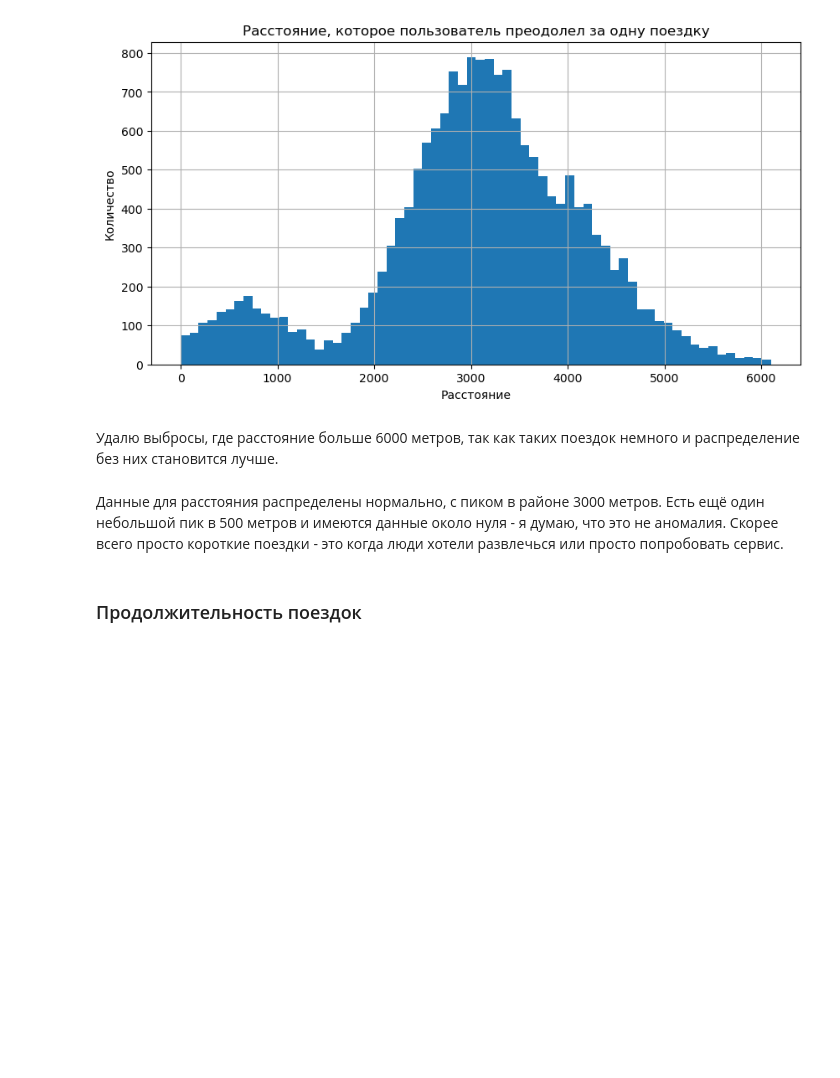
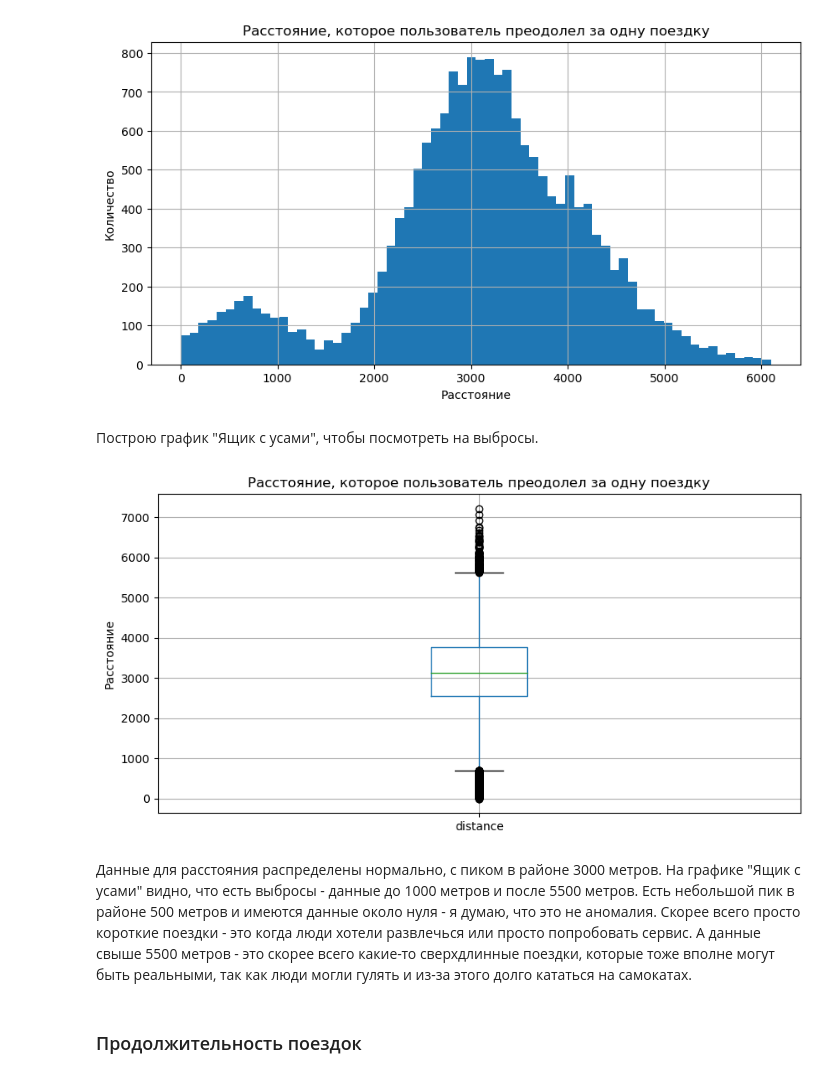
Before and after one commit to sudobooo/go_fast_project, a Jupyter notebook: go_fast_project.ipynb, the cells around one changed output. Cells and saved outputs as stored; diff of their text form; code cells hidden in the pictures; blank space fills up the shorter version.

```diff
--- a/go_fast_project.ipynb
+++ b/go_fast_project.ipynb
@@ -348,5 +355,3 @@ plt.xlabel('Расстояние')
 plt.show()
 # %% [output]
 [figure]
-# %% [markdown]
-Удалю выбросы, где расстояние больше 6000 метров, так как таких поездок немного и распределение без них становится лучше.
@@ -355,7 +358,19 @@ rides_data = rides_data.query('distance <= 6100')
+# %% [markdown]
+Построю график "Ящик с усами", чтобы посмотреть на выбросы.
+# %%
+rides_data.boxplot('distance', figsize=(10, 5))
+
+plt.title('Расстояние, которое пользователь преодолел за одну поездку')
+plt.ylabel('Расстояние')
+plt.show()
+# %% [output]
+[figure, added]
 # %% [markdown]
 Данные для расстояния распределены нормально, с пиком в районе 3000 метров.
-Есть ещё один небольшой пик в 500 метров и имеются данные около нуля - я думаю, что это не аномалия.
+На графике "Ящик с усами" видно, что есть выбросы - данные до 1000 метров и после 5500 метров.
+Есть небольшой пик в районе 500 метров и имеются данные около нуля - я думаю, что это не аномалия.
 Скорее всего просто короткие поездки - это когда люди хотели развлечься или просто попробовать сервис.
+А данные свыше 5500 метров - это скорее всего какие-то сверхдлинные поездки, которые тоже вполне могут быть реальными, так как люди могли гулять и из-за этого долго кататься на самокатах.
 # %% [markdown]
 ### Продолжительность поездок
 # %% [markdown]
```
Also changed, not shown: parts of 37 cells of this notebook.
